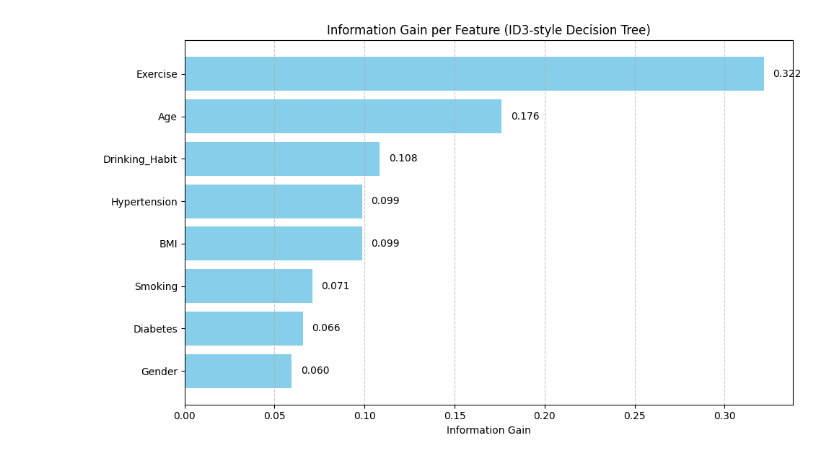
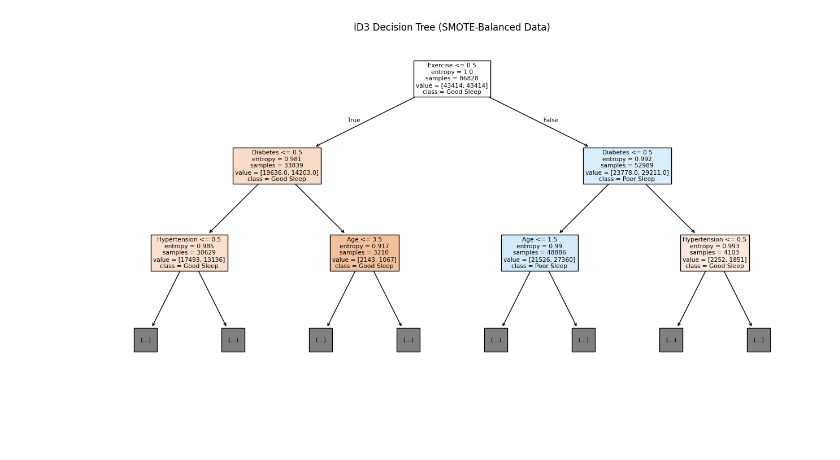
Before and after one commit to jweland/DataModels, a Jupyter notebook: main.ipynb, the cells around one changed output. Drawn from its saved outputs; the diff is of its cells as text; code cells hidden in the pictures; blank space fills up the shorter version.

```diff
--- a/main.ipynb
+++ b/main.ipynb
@@ -166,22 +99,30 @@ Drinking_Habit          0.108395
 # %%
-# --- 6. Plot Information Gain as Horizontal Bar Chart ---
-# Sort ascending for horizontal bar chart layout
-info_gain_df_sorted = info_gain_df.sort_values(by="Information Gain", ascending=True)
+# Apply SMOTE to Balance Dataset
+sm = SMOTE(random_state=42)
+X_resampled, y_resampled = sm.fit_resample(X, y)
 
-plt.figure(figsize=(10, 6))
-bars = plt.barh(info_gain_df_sorted["Feature"], info_gain_df_sorted["Information Gain"], color='skyblue')
-plt.xlabel("Information Gain")
-plt.title("Information Gain per Feature (ID3-style Decision Tree)")
-plt.grid(axis="x", linestyle="--", alpha=0.7)
+df_smote = pd.DataFrame(X_resampled, columns=features)
+df_smote["Poor_Sleep"] = y_resampled
 
-# Annotate each bar with its value
-for bar in bars:
-    width = bar.get_width()
-    plt.text(width + 0.005, bar.get_y() + bar.get_height() / 2,
-             f"{width:.3f}", va='center', ha='left')
+# Information Gain for SMOTE
+info_gain_dict_balanced = {feat: info_gain(df_smote, feat, target) for feat in features}
+info_gain_df_balanced = pd.DataFrame(info_gain_dict_balanced.items(), columns=["Feature", "Information Gain_SMOTE"])
 
-plt.tight_layout()
+# Train ID3 after SMOTE
+clf_balanced = DecisionTreeClassifier(criterion="entropy", max_depth=8, random_state=42)
+clf_balanced.fit(X_resampled, y_resampled)
+
+# Plot Decision Tree
+plt.figure(figsize=(16, 8))
+plot_tree(
+    clf_balanced,
+    feature_names=features,
+    class_names=["Good Sleep", "Poor Sleep"],
+    filled=True,
+    max_depth=2
+)
+plt.title("ID3 Decision Tree (SMOTE-Balanced Data)")
 plt.show()
 # %% [output]
-[figure, old version]
+[figure, new version]
 # %%
```
Also changed, not shown: parts of 4 cells of this notebook, 1 other file.
